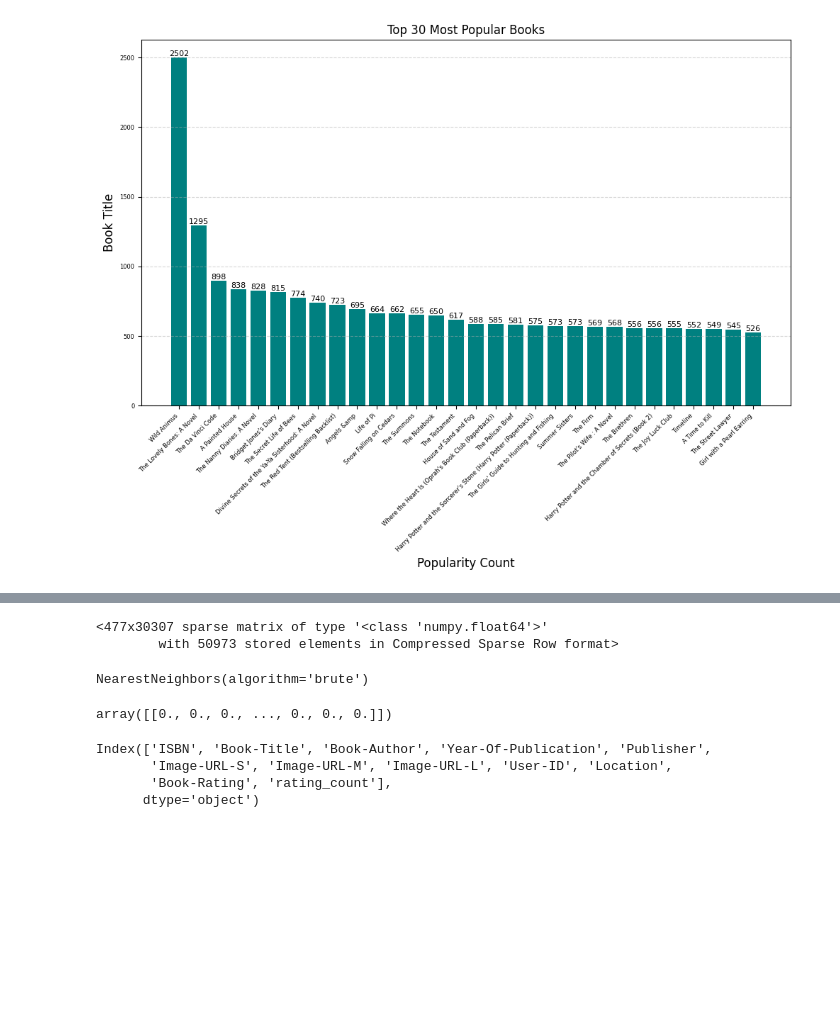
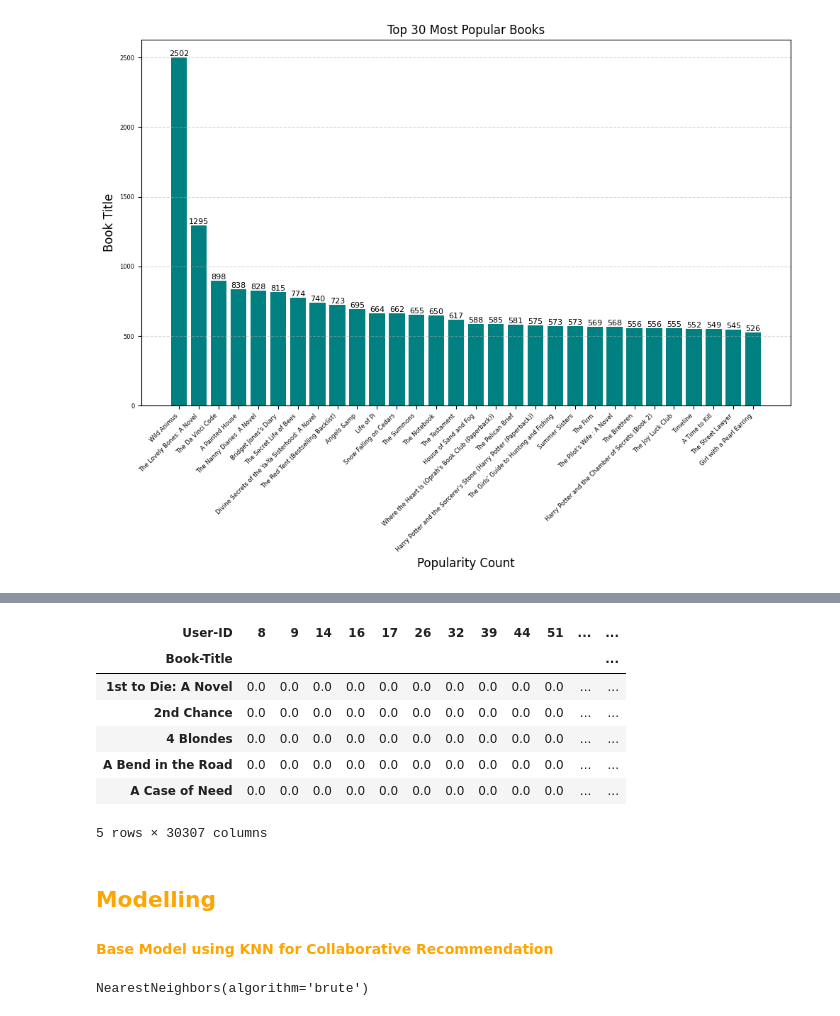
Before and after one commit to Ronaldonyagaka/recommendation_system_project, a Jupyter notebook: recommendation.ipynb, the cells around one changed output, grey strips where cells are left out. Cells and saved outputs as stored; diff of their text form; code cells hidden in the pictures; blank space fills up the shorter version.

```diff
--- a/recommendation.ipynb
+++ b/recommendation.ipynb
@@ -525,10 +535,13 @@ new_book_df
 # %%
-# now let us look at the books that were rated more than at least 50 times
+# Create a filter to select books that have been rated at least 50 times
 
 filter2 = new_book_df['rating_count'] >= 50
 
+# Apply the filter to the 'new_book_df' DataFrame using the 'loc' function
 
-rating_more_50 = new_book_df.loc[filter2 , :,]
+rating_more_50 = new_book_df.loc[filter2, :]
+
+# Display the first few rows of the filtered DataFrame
 
 rating_more_50.head()
 # %% [output]
@@ -598,6 +563,0 @@ book_pivot
-# %%
-from scipy.sparse import csr_matrix
-book_sparse=csr_matrix(book_pivot)
-# %% [output]
-<477x30307 sparse matrix of type '<class 'numpy.float64'>'
-        with 50973 stored elements in Compressed Sparse Row format>
@@ -607,8 +563,0 @@ model=NearestNeighbors(algorithm='brute')
-# %%
-model.fit(book_sparse)
-# %% [output]
-NearestNeighbors(algorithm='brute')
-# %%
-book_pivot.iloc[237,:].values.reshape(1,-1)
-# %% [output]
-array([[0., 0., 0., ..., 0., 0., 0.]])
@@ -617 +564,43 @@ distances,suggestions=model.kneighbors(book_pivot.iloc[54,:].values.reshape(1,-1
+# %%
+# Create a pivot table with 'User-ID' as columns, 'Book-Title' as index, and 'Book-Rating' as values
+
+book_pivot = final_df.pivot_table(columns='User-ID', index='Book-Title', values='Book-Rating')
+
+# Fill missing values in the pivot table with 0
+
+book_pivot.fillna(0,inplace=True)
+
+
+book_pivot.head()
+# %% [output]
+| User-ID | 8 | 9 | 14 | 16 | 17 | 26 | 32 | 39 | 44 | 51 | ... | ... |
+| Book-Title |  |  |  |  |  |  |  |  |  |  |  | ... |
+| 1st to Die: A Novel | 0.0 | 0.0 | 0.0 | 0.0 | 0.0 | 0.0 | 0.0 | 0.0 | 0.0 | 0.0 | ... | ... |
+| 2nd Chance | 0.0 | 0.0 | 0.0 | 0.0 | 0.0 | 0.0 | 0.0 | 0.0 | 0.0 | 0.0 | ... | ... |
+| 4 Blondes | 0.0 | 0.0 | 0.0 | 0.0 | 0.0 | 0.0 | 0.0 | 0.0 | 0.0 | 0.0 | ... | ... |
+| A Bend in the Road | 0.0 | 0.0 | 0.0 | 0.0 | 0.0 | 0.0 | 0.0 | 0.0 | 0.0 | 0.0 | ... | ... |
+| A Case of Need | 0.0 | 0.0 | 0.0 | 0.0 | 0.0 | 0.0 | 0.0 | 0.0 | 0.0 | 0.0 | ... | ... |
+5 rows × 30307 columns
+# %% [markdown]
+## <span style= "color:orange"> Modelling </SPAN>
+
+#### <span style= "color:orange"> Base Model using KNN for Collaborative Recommendation </SPAN>
+# %%
+from scipy.sparse import csr_matrix
+from sklearn.neighbors import NearestNeighbors
+
+# Convert the book_pivot DataFrame into a sparse matrix
+
+book_sparse = csr_matrix(book_pivot)
+
+
+# Create a NearestNeighbors model with the brute-force algorithm
+
+model = NearestNeighbors(algorithm='brute')
+
+# Fit the model to the sparse matrix
+
+model.fit(book_sparse)
+# %% [output]
+NearestNeighbors(algorithm='brute')
 # %%
@@ -632,7 +623,0 @@ from sklearn.feature_extraction.text import CountVectorizer
-# %%
-new_book_df.columns
-# %% [output]
-Index(['ISBN', 'Book-Title', 'Book-Author', 'Year-Of-Publication', 'Publisher',
-       'Image-URL-S', 'Image-URL-M', 'Image-URL-L', 'User-ID', 'Location',
-       'Book-Rating', 'rating_count'],
-      dtype='object')
```
Also changed, not shown: parts of 29 cells of this notebook.
